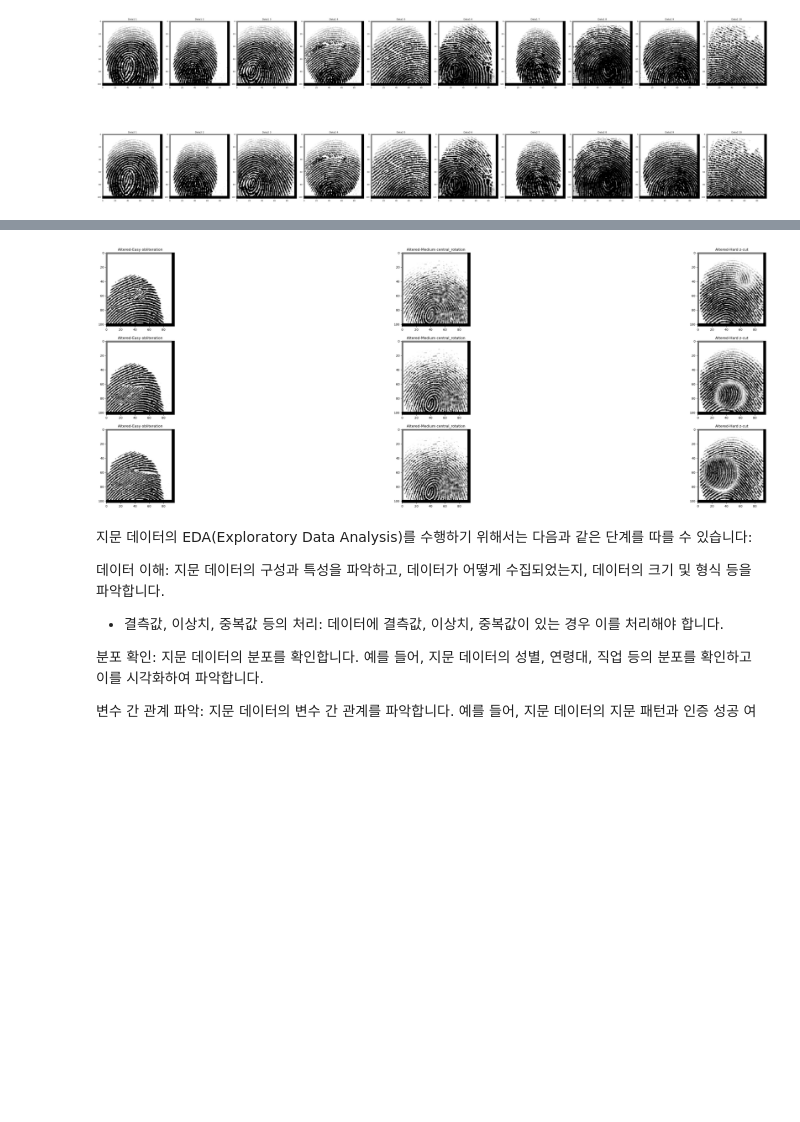
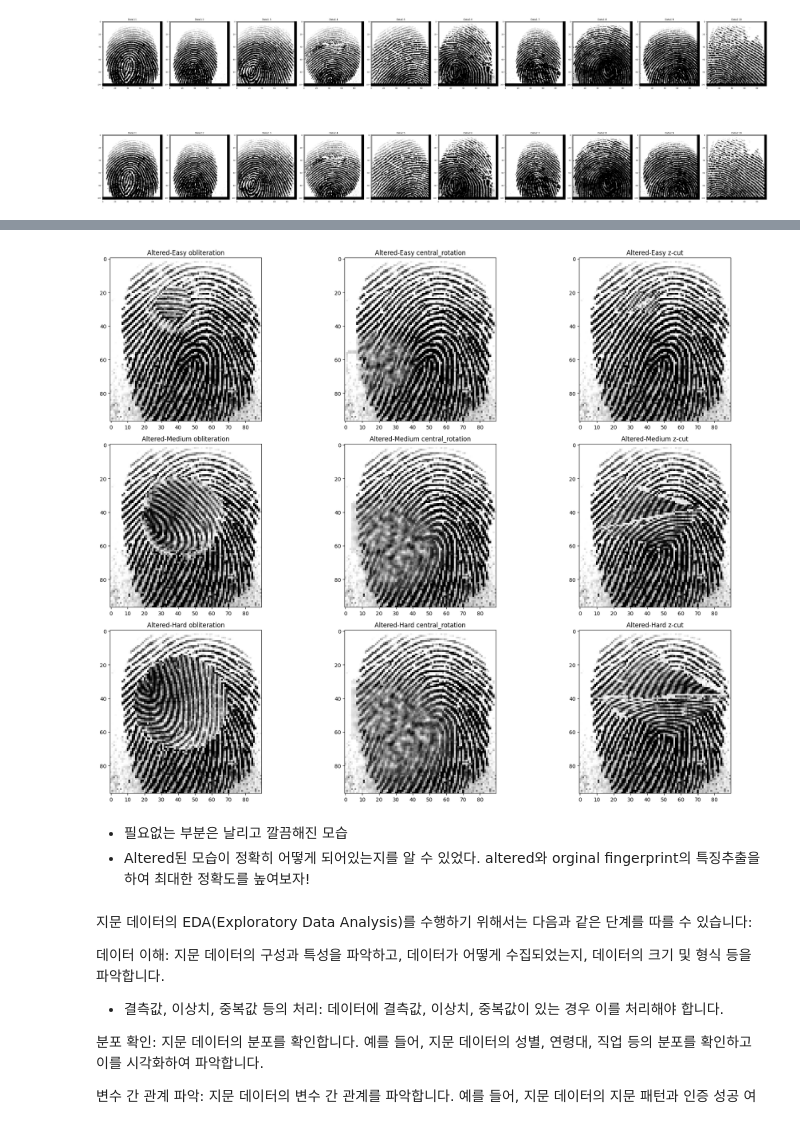
Before and after one commit to HanWoongRyu/study_fingerprint, a Jupyter notebook: DataEDA.ipynb, the cells around one changed output, grey strips where cells are left out. Cells and saved outputs as stored; diff of their text form; code cells hidden in the pictures; blank space fills up the shorter version.

```diff
--- a/DataEDA.ipynb
+++ b/DataEDA.ipynb
@@ -59,3 +80,3 @@ print(gt_file_path2[0:10],gt_file_path1[0:10])
 # %%
-gt_file1_test = [cv2.imread(i) for i in gt_file_path1[:10]]
-gt_file2_test = [cv2.imread(i) for i in gt_file_path2[:10]]
+gt_file1_test = [cv2.imread(i,cv2.IMREAD_GRAYSCALE) for i in gt_file_path1[:10]]
+gt_file2_test = [cv2.imread(i,cv2.IMREAD_GRAYSCALE) for i in gt_file_path2[:10]]
@@ -66,10 +85,10 @@ gt_file2_test = [cv2.imread(i) for i in gt_file_path2[:10]]
 fig, axes = plt.subplots(2,10,figsize=(50,20))
 
 for i, data in enumerate(gt_file1_test):
-    axes[0][i].imshow(data)
+    axes[0][i].imshow(data,cmap='gray')
     axes[0][i].set_title(f'Data1 {i+1}')
 for i, data in enumerate(gt_file2_test):
-    axes[1][i].imshow(data)
+    axes[1][i].imshow(data,cmap='gray')
     axes[1][i].set_title(f'Data2 {i+1}')
 
 plt.tight_layout()
@@ -96,0 +109,18 @@ altered_hard_images=  [cv2.imread(path) for path in altered_hard_path]
+# %%
+#필요없는 패딩을 없애고 데이터 불러오기
+gt_images= [cv2.imread(path,cv2.IMREAD_GRAYSCALE)[2:-4,2:-4] for path in gt_file_path]
+
+altered_easy_images=  [cv2.imread(path,cv2.IMREAD_GRAYSCALE)[2:-4,2:-4] for path in altered_easy_path]
+altered_medium_images=  [cv2.imread(path,cv2.IMREAD_GRAYSCALE)[2:-4,2:-4] for path in altered_medium_path]
+altered_hard_images=  [cv2.imread(path,cv2.IMREAD_GRAYSCALE)[2:-4,2:-4] for path in altered_hard_path]
+# %%
+
+fig, axes = plt.subplots(1,5,figsize=(30,20))
+
+for i, data in enumerate(gt_images[:5]):
+    axes[i].imshow(data,cmap='gray')
+    axes[i].set_title(f'Data1 {i+1}')
+
+
+plt.tight_layout()
+plt.show()
@@ -97,13 +129,18 @@ altered_hard_images=  [cv2.imread(path) for path in altered_hard_path]
 # %%
-fig, axes = plt.subplots(3,3,figsize=(50,15))
+fig, axes = plt.subplots(3,3,figsize=(20,15))
 
 for i, data in enumerate(zip(altered_easy_images[:3],altered_medium_images[:3],altered_hard_images[:3])):
-    axes[0][i].imshow(data[0])
-    axes[0][i].set_title(img_type[i]+' '+noise_type[i])
-    axes[1][i].imshow(data[1])
-    axes[1][i].set_title(img_type[i]+' '+noise_type[i])
-    axes[2][i].imshow(data[2])
-    axes[2][i].set_title(img_type[i]+' '+noise_type[i])
+    axes[0][i].imshow(data[0],cmap='gray')
+    axes[0][i].set_title(img_type[0]+' '+noise_type[i])
+    axes[1][i].imshow(data[1],cmap='gray')
+    axes[1][i].set_title(img_type[1]+' '+noise_type[i])
+    axes[2][i].imshow(data[2],cmap='gray')
+    axes[2][i].set_title(img_type[2]+' '+noise_type[i])
+
+plt.tight_layout()
 # %% [output]
-[figure, old version]
+[figure, new version]
+# %% [markdown]
+- 필요없는 부분은 날리고 깔끔해진 모습
+- Altered된 모습이 정확히 어떻게 되어있는지를 알 수 있었다. altered와 orginal fingerprint의 특징추출을 하여 최대한 정확도를 높여보자!
 # %% [markdown]
```
Also changed, not shown: parts of 18 cells of this notebook, 2 other files.
